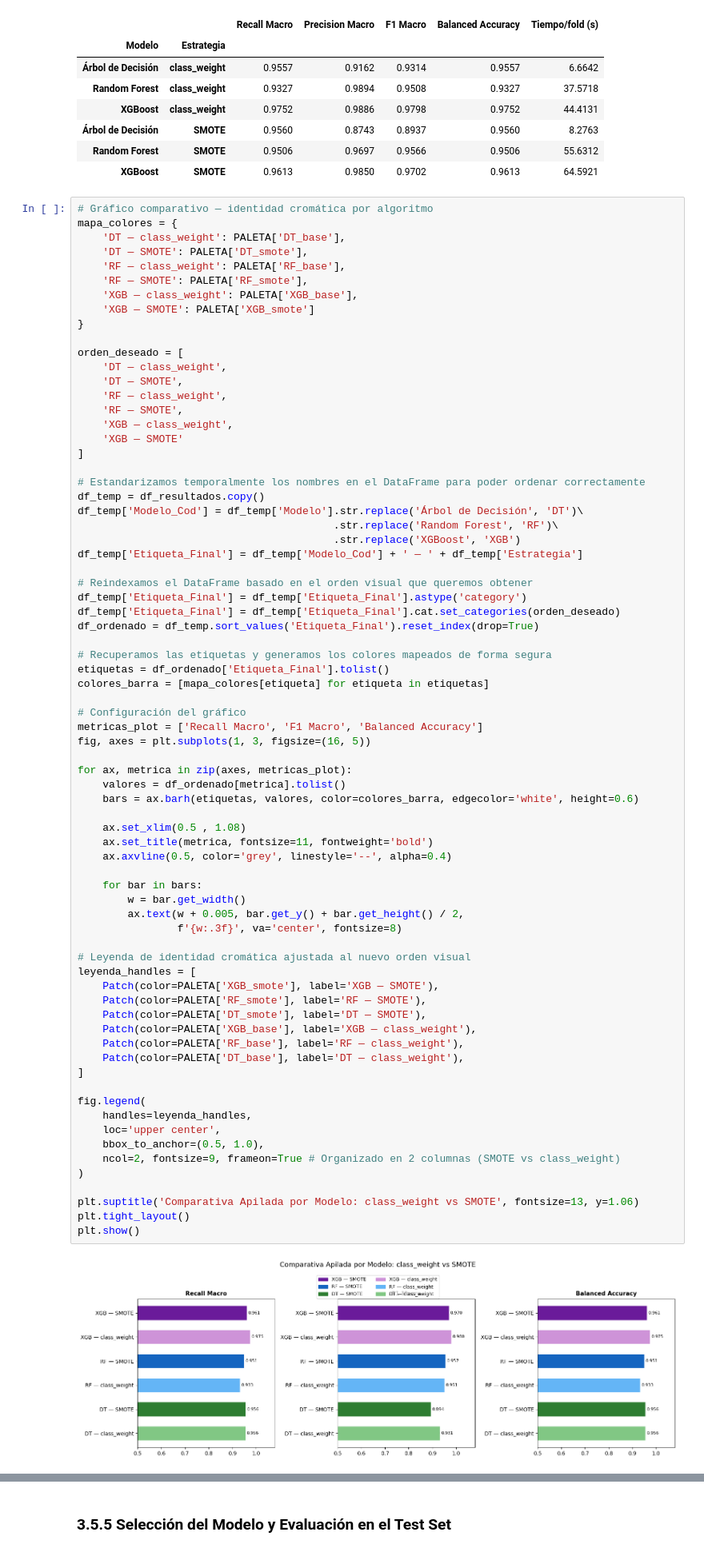
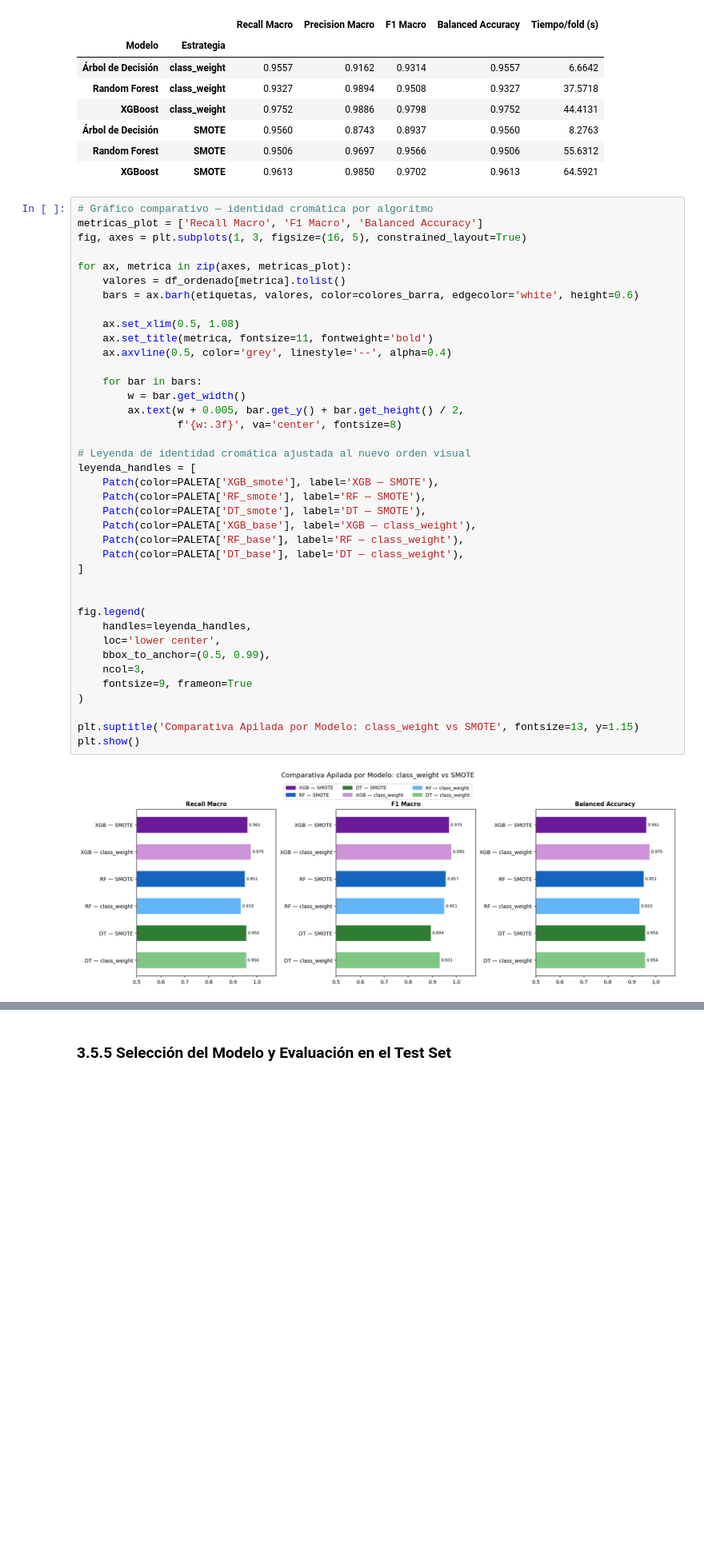
Before and after one commit to jotaeleb/tif-ciencias-de-datos, a Jupyter notebook: notebooks/proyecto_modelado.ipynb, the cells around one changed output, grey strips where cells are left out. Shown at 80% size. Cells and saved outputs as stored; diff of their text form; blank space fills up the shorter version.

Commit message:
Corrección de leyenda en gráfico comparativo.

```diff
--- a/notebooks/proyecto_modelado.ipynb
+++ b/notebooks/proyecto_modelado.ipynb
@@ -764,79 +764,45 @@ Comparativa: class_weight vs SMOTE
 | XGBoost | SMOTE | 0.9613 | 0.9850 | 0.9702 | 0.9613 | 64.5921 |
 # %%
 # Gráfico comparativo — identidad cromática por algoritmo
-mapa_colores = {
-    'DT — class_weight': PALETA['DT_base'],
-    'DT — SMOTE': PALETA['DT_smote'],
-    'RF — class_weight': PALETA['RF_base'],
-    'RF — SMOTE': PALETA['RF_smote'],
-    'XGB — class_weight': PALETA['XGB_base'],
-    'XGB — SMOTE': PALETA['XGB_smote']
-}
-
-orden_deseado = [
-    'DT — class_weight',
-    'DT — SMOTE',
-    'RF — class_weight',
-    'RF — SMOTE',
-    'XGB — class_weight',
-    'XGB — SMOTE'
-]
-
-# Estandarizamos temporalmente los nombres en el DataFrame para poder ordenar correctamente
-df_temp = df_resultados.copy()
-df_temp['Modelo_Cod'] = df_temp['Modelo'].str.replace('Árbol de Decisión', 'DT')\
-                                         .str.replace('Random Forest', 'RF')\
-                                         .str.replace('XGBoost', 'XGB')
-df_temp['Etiqueta_Final'] = df_temp['Modelo_Cod'] + ' — ' + df_temp['Estrategia']
-
-# Reindexamos el DataFrame basado en el orden visual que queremos obtener
-df_temp['Etiqueta_Final'] = df_temp['Etiqueta_Final'].astype('category')
-df_temp['Etiqueta_Final'] = df_temp['Etiqueta_Final'].cat.set_categories(orden_deseado)
-df_ordenado = df_temp.sort_values('Etiqueta_Final').reset_index(drop=True)
-
-# Recuperamos las etiquetas y generamos los colores mapeados de forma segura
-etiquetas = df_ordenado['Etiqueta_Final'].tolist()
-colores_barra = [mapa_colores[etiqueta] for etiqueta in etiquetas]
-
-# Configuración del gráfico
 metricas_plot = ['Recall Macro', 'F1 Macro', 'Balanced Accuracy']
-fig, axes = plt.subplots(1, 3, figsize=(16, 5))
+fig, axes = plt.subplots(1, 3, figsize=(16, 5), constrained_layout=True)
 
 for ax, metrica in zip(axes, metricas_plot):
     valores = df_ordenado[metrica].tolist()
     bars = ax.barh(etiquetas, valores, color=colores_barra, edgecolor='white', height=0.6)
 
-    ax.set_xlim(0.5 , 1.08)
+    ax.set_xlim(0.5, 1.08)
     ax.set_title(metrica, fontsize=11, fontweight='bold')
     ax.axvline(0.5, color='grey', linestyle='--', alpha=0.4)
 
     for bar in bars:
         w = bar.get_width()
         ax.text(w + 0.005, bar.get_y() + bar.get_height() / 2,
                 f'{w:.3f}', va='center', fontsize=8)
 
 # Leyenda de identidad cromática ajustada al nuevo orden visual
 leyenda_handles = [
     Patch(color=PALETA['XGB_smote'], label='XGB — SMOTE'),
     Patch(color=PALETA['RF_smote'], label='RF — SMOTE'),
     Patch(color=PALETA['DT_smote'], label='DT — SMOTE'),
     Patch(color=PALETA['XGB_base'], label='XGB — class_weight'),
     Patch(color=PALETA['RF_base'], label='RF — class_weight'),
     Patch(color=PALETA['DT_base'], label='DT — class_weight'),
 ]
 
+
 fig.legend(
     handles=leyenda_handles,
-    loc='upper center',
-    bbox_to_anchor=(0.5, 1.0),
-    ncol=2, fontsize=9, frameon=True # Organizado en 2 columnas (SMOTE vs class_weight)
+    loc='lower center',
+    bbox_to_anchor=(0.5, 0.99),
+    ncol=3,
+    fontsize=9, frameon=True
 )
 
-plt.suptitle('Comparativa Apilada por Modelo: class_weight vs SMOTE', fontsize=13, y=1.06)
-plt.tight_layout()
+plt.suptitle('Comparativa Apilada por Modelo: class_weight vs SMOTE', fontsize=13, y=1.15)
 plt.show()
 # %% [output]
-[figure, old version]
+[figure, new version]
 # %% [markdown]
 **Análisis Comparativo: class_weight vs. SMOTE**
 * **Rendimiento general:** La estrategia class_weight resultó superior para los algoritmos basados en boosting (XGBoost), logrando el F1 Macro (~ 98%) y el Balanced Accuracy (~ 97.5%) más altos de todo el estudio.
```
